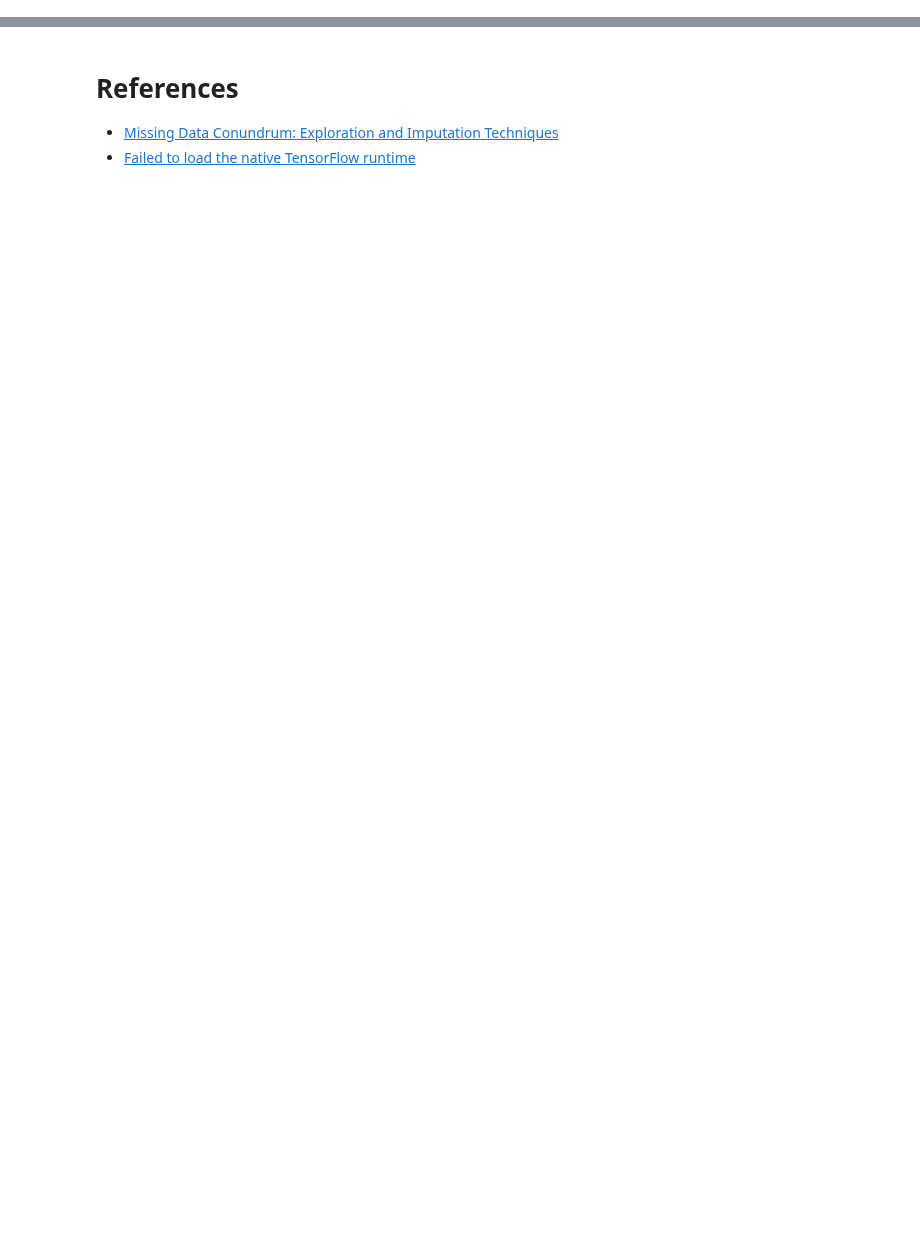
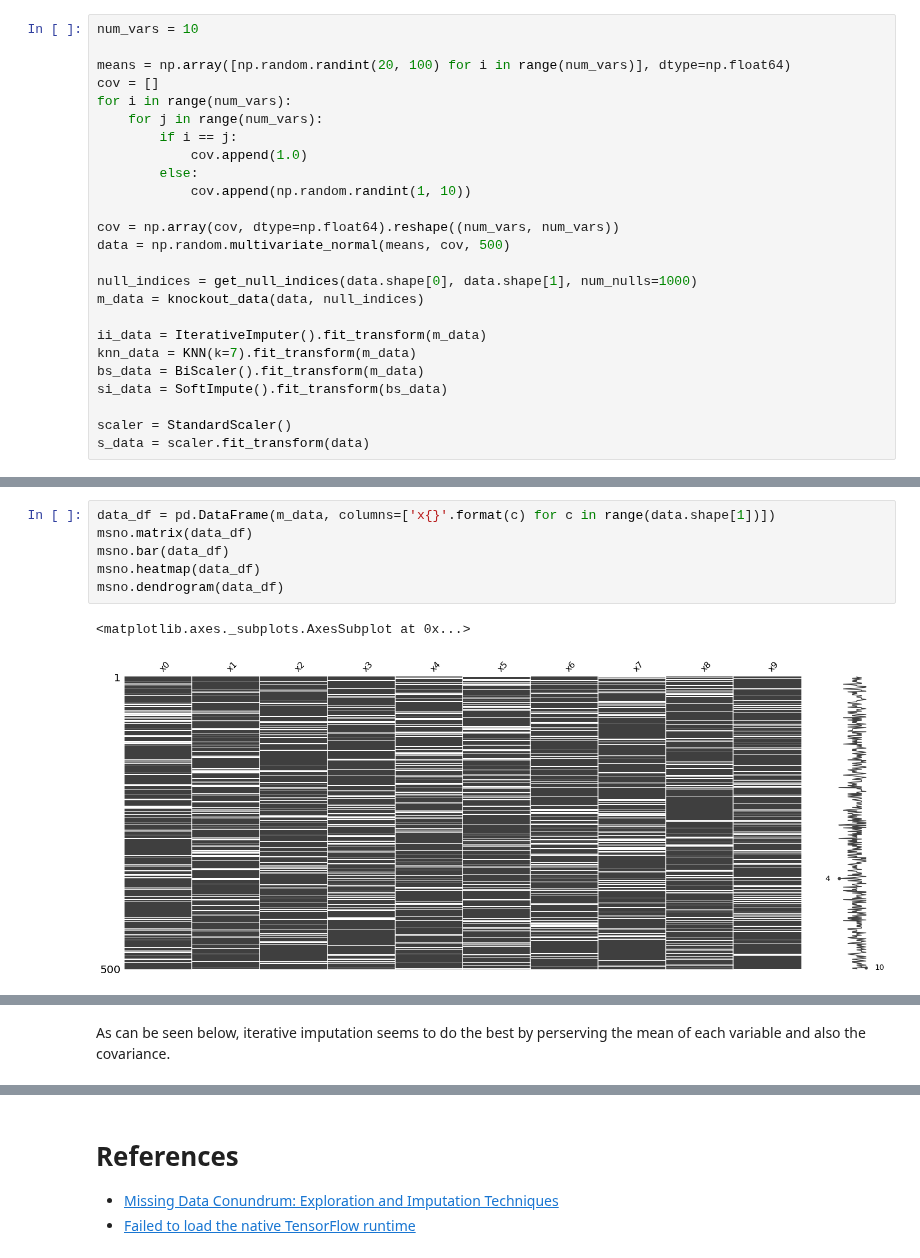
Before and after one commit to vangj/ds, a Jupyter notebook: missing/data-missingness.ipynb, the cells around one changed output, grey strips where cells are left out. Drawn from its saved outputs; the diff is of its cells as text; blank space fills up the shorter version.

Commit message:
add random param example

```diff
--- a/missing/data-missingness.ipynb
+++ b/missing/data-missingness.ipynb
@@ -87,0 +188,25 @@ ImportError: Traceback (most recent call last):
+# %%
+num_vars = 10
+
+means = np.array([np.random.randint(20, 100) for i in range(num_vars)], dtype=np.float64)
+cov = []
+for i in range(num_vars):
+    for j in range(num_vars):
+        if i == j:
+            cov.append(1.0)
+        else:
+            cov.append(np.random.randint(1, 10))
+
+cov = np.array(cov, dtype=np.float64).reshape((num_vars, num_vars))
+data = np.random.multivariate_normal(means, cov, 500)
+
+null_indices = get_null_indices(data.shape[0], data.shape[1], num_nulls=1000)
+m_data = knockout_data(data, null_indices)
+
+ii_data = IterativeImputer().fit_transform(m_data)
+knn_data = KNN(k=7).fit_transform(m_data)
+bs_data = BiScaler().fit_transform(m_data)
+si_data = SoftImpute().fit_transform(bs_data)
+
+scaler = StandardScaler()
+s_data = scaler.fit_transform(data)
@@ -87,0 +232,9 @@ ImportError: Traceback (most recent call last):
+# %%
+data_df = pd.DataFrame(m_data, columns=['x{}'.format(c) for c in range(data.shape[1])])
+msno.matrix(data_df)
+msno.bar(data_df)
+msno.heatmap(data_df)
+msno.dendrogram(data_df)
+# %% [output]
+<matplotlib.axes._subplots.AxesSubplot at 0x...>
+[figure, added]
@@ -87,0 +244,2 @@ ImportError: Traceback (most recent call last):
+# %% [markdown]
+As can be seen below, iterative imputation seems to do the best by perserving the mean of each variable and also the covariance.
```
Also changed, not shown: parts of 26 cells of this notebook.
